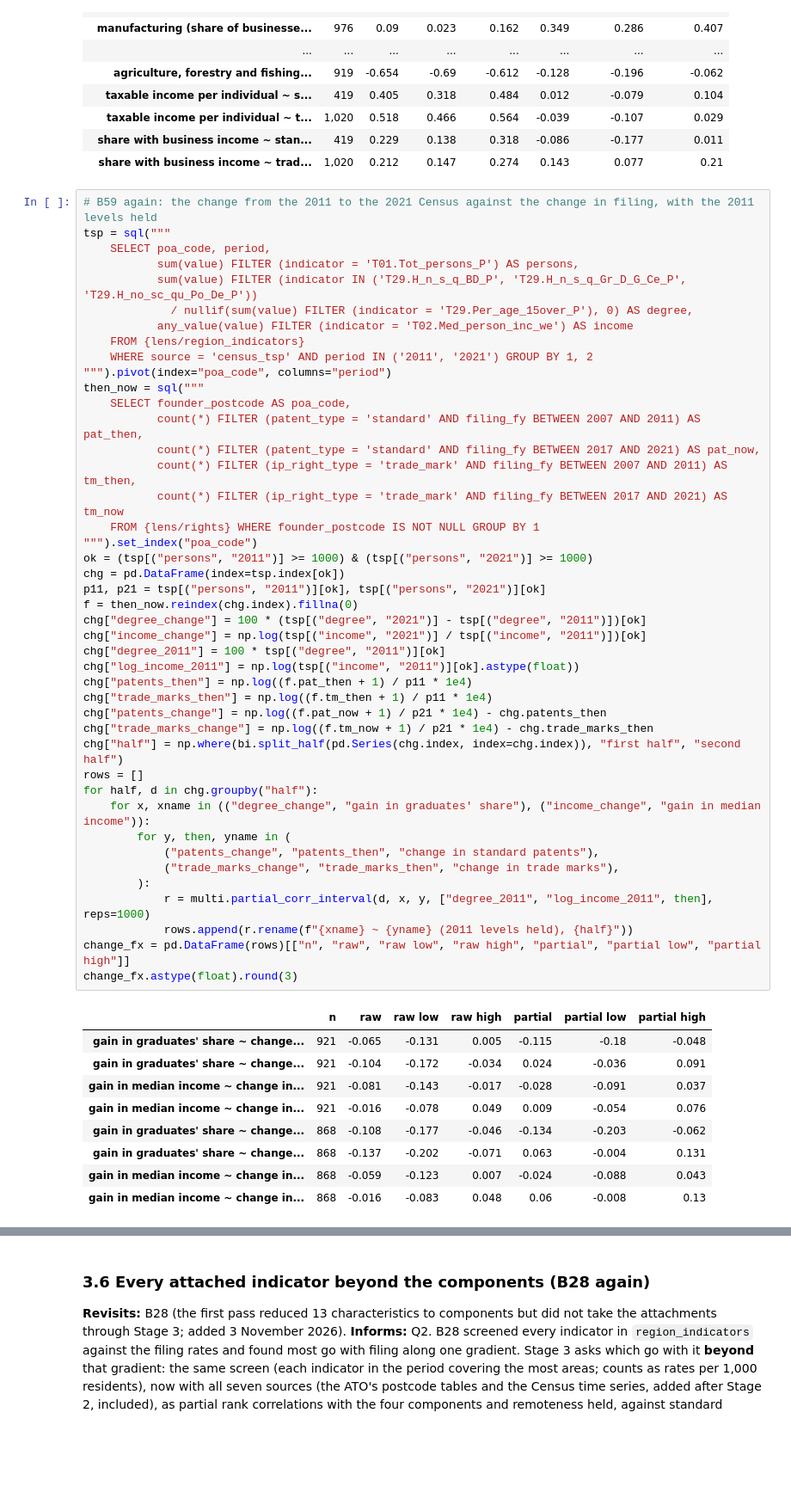
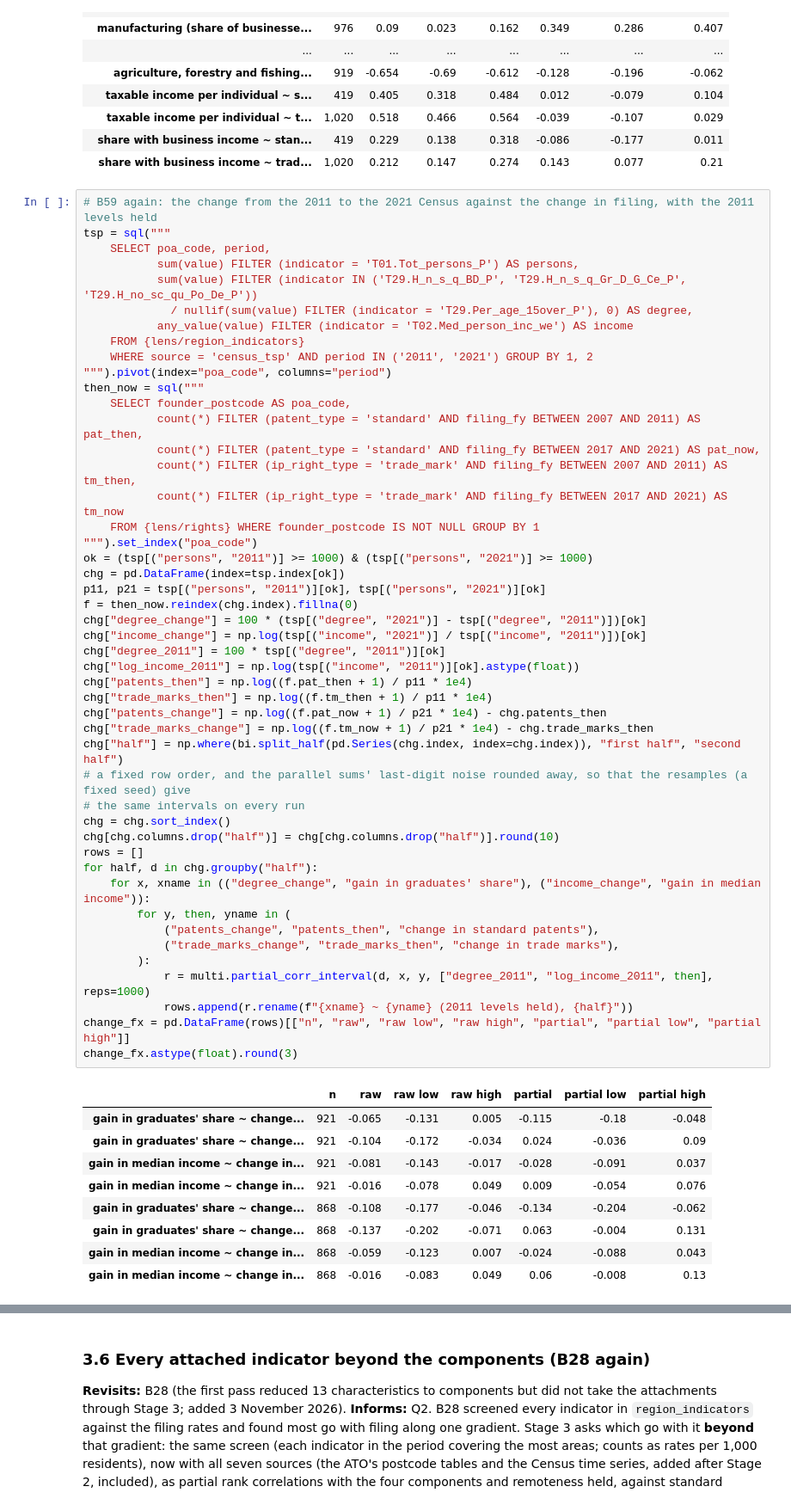
Before and after one commit to Thomas-Amann-IPAustralia/Aus-GII-Breakdown, a Jupyter notebook: analysis/notebooks/03_multivariate.ipynb, the cells around one changed output, grey strips where cells are left out. Shown at 86% size. Cells and saved outputs as stored; diff of their text form; blank space fills up the shorter version.

```diff
--- a/analysis/notebooks/03_multivariate.ipynb
+++ b/analysis/notebooks/03_multivariate.ipynb
@@ -2622,40 +2622,44 @@ then_now = sql("""
            count(*) FILTER (ip_right_type = 'trade_mark' AND filing_fy BETWEEN 2017 AND 2021) AS tm_now
     FROM {lens/rights} WHERE founder_postcode IS NOT NULL GROUP BY 1
 """).set_index("poa_code")
 ok = (tsp[("persons", "2011")] >= 1000) & (tsp[("persons", "2021")] >= 1000)
 chg = pd.DataFrame(index=tsp.index[ok])
 p11, p21 = tsp[("persons", "2011")][ok], tsp[("persons", "2021")][ok]
 f = then_now.reindex(chg.index).fillna(0)
 chg["degree_change"] = 100 * (tsp[("degree", "2021")] - tsp[("degree", "2011")])[ok]
 chg["income_change"] = np.log(tsp[("income", "2021")] / tsp[("income", "2011")])[ok]
 chg["degree_2011"] = 100 * tsp[("degree", "2011")][ok]
 chg["log_income_2011"] = np.log(tsp[("income", "2011")][ok].astype(float))
 chg["patents_then"] = np.log((f.pat_then + 1) / p11 * 1e4)
 chg["trade_marks_then"] = np.log((f.tm_then + 1) / p11 * 1e4)
 chg["patents_change"] = np.log((f.pat_now + 1) / p21 * 1e4) - chg.patents_then
 chg["trade_marks_change"] = np.log((f.tm_now + 1) / p21 * 1e4) - chg.trade_marks_then
 chg["half"] = np.where(bi.split_half(pd.Series(chg.index, index=chg.index)), "first half", "second half")
+# a fixed row order, and the parallel sums' last-digit noise rounded away, so that the resamples (a fixed seed) give
+# the same intervals on every run
+chg = chg.sort_index()
+chg[chg.columns.drop("half")] = chg[chg.columns.drop("half")].round(10)
 rows = []
 for half, d in chg.groupby("half"):
     for x, xname in (("degree_change", "gain in graduates' share"), ("income_change", "gain in median income")):
         for y, then, yname in (
             ("patents_change", "patents_then", "change in standard patents"),
             ("trade_marks_change", "trade_marks_then", "change in trade marks"),
         ):
             r = multi.partial_corr_interval(d, x, y, ["degree_2011", "log_income_2011", then], reps=1000)
             rows.append(r.rename(f"{xname} ~ {yname} (2011 levels held), {half}"))
 change_fx = pd.DataFrame(rows)[["n", "raw", "raw low", "raw high", "partial", "partial low", "partial high"]]
 change_fx.astype(float).round(3)
 # %% [output]
 |  | n | raw | raw low | raw high | partial | partial low | partial high |
 | gain in graduates' share ~ change... | 921 | -0.065 | -0.131 | 0.005 | -0.115 | -0.18 | -0.048 |
-| gain in graduates' share ~ change... | 921 | -0.104 | -0.172 | -0.034 | 0.024 | -0.036 | 0.091 |
+| gain in graduates' share ~ change... | 921 | -0.104 | -0.172 | -0.034 | 0.024 | -0.036 | 0.09 |
 | gain in median income ~ change in... | 921 | -0.081 | -0.143 | -0.017 | -0.028 | -0.091 | 0.037 |
 | gain in median income ~ change in... | 921 | -0.016 | -0.078 | 0.049 | 0.009 | -0.054 | 0.076 |
-| gain in graduates' share ~ change... | 868 | -0.108 | -0.177 | -0.046 | -0.134 | -0.203 | -0.062 |
+| gain in graduates' share ~ change... | 868 | -0.108 | -0.177 | -0.046 | -0.134 | -0.204 | -0.062 |
 | gain in graduates' share ~ change... | 868 | -0.137 | -0.202 | -0.071 | 0.063 | -0.004 | 0.131 |
 | gain in median income ~ change in... | 868 | -0.059 | -0.123 | 0.007 | -0.024 | -0.088 | 0.043 |
-| gain in median income ~ change in... | 868 | -0.016 | -0.083 | 0.048 | 0.06 | -0.008 | 0.13 |
+| gain in median income ~ change in... | 868 | -0.016 | -0.083 | 0.049 | 0.06 | -0.008 | 0.13 |
 # %% [markdown]
 #### Observations
 
```
Also changed, not shown: parts of 1 cell of this notebook, 1 other file.
